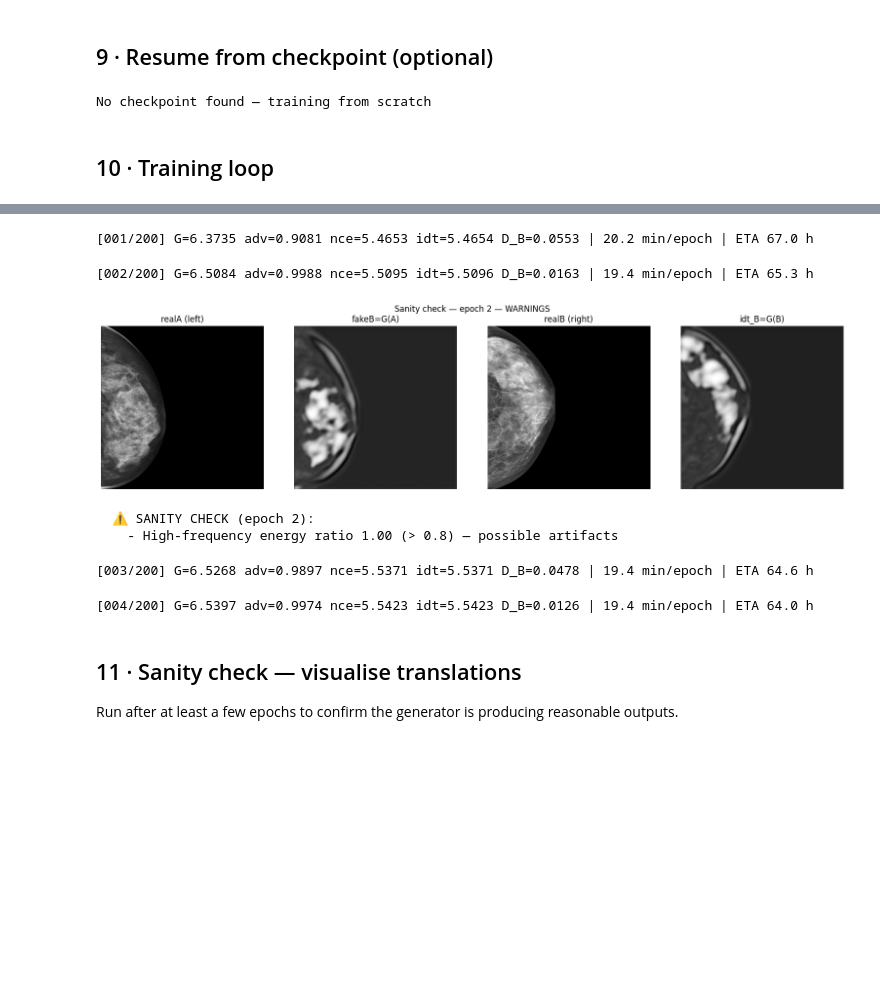
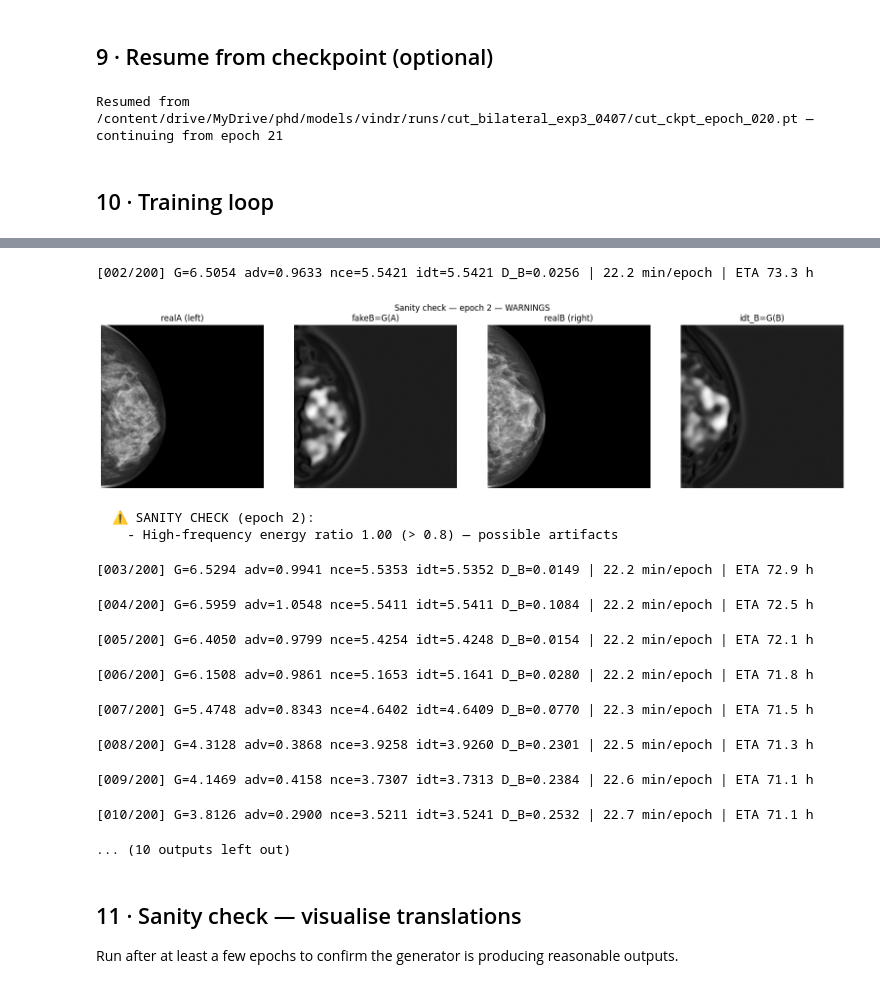
Before and after one commit to valerybr/mg-detect, a Jupyter notebook: notebooks/train_cut_bilateral.ipynb, the cells around one changed output, grey strips where cells are left out. Drawn from its saved outputs; the diff is of its cells as text; code cells hidden in the pictures; blank space fills up the shorter version.

```diff
--- a/notebooks/train_cut_bilateral.ipynb
+++ b/notebooks/train_cut_bilateral.ipynb
@@ -87,7 +87,7 @@ Expected PNG structure: `DATA_ROOT/{study_id}/{image_id}.png`
 # --- Edit these ---
 DATA_ROOT       = "/content/data/vindr/images"       # PNG images
 ANNOTATIONS_CSV = "/content/data/vindr/finding_annotations.csv"
-OUTPUT_DIR      = "/content/drive/MyDrive/phd/models/vindr/runs/cut_bilateral_exp2"  # checkpoints
+OUTPUT_DIR      = "/content/drive/MyDrive/phd/models/vindr/runs/cut_bilateral_exp3_0407"  # checkpoints
 
 IMG_SIZE       = 512     # 256 recommended for T4; use 512 if you have A100
 BATCH_SIZE     = 1       # PatchNCE is designed for batch_size=1
@@ -182,7 +197,8 @@ model = CUTModel(
     device=device,
     in_channels=1,          # grayscale mammograms
     ngf=64,
-    ndf=64,
+    ndf=128, #increase discriminator to catch on with generator
+    # ndf=64,
     n_blocks=9,
     nce_layers=NCE_LAYERS,  # [4, 8, 12, 16]
     num_patches=256,
@@ -199,8 +215,8 @@ model = CUTModel(
 def _count(m):
     return sum(p.numel() for p in m.parameters()) / 1e6
 
-model.D_B = torch.compile(model.D_B)
-model.G = torch.compile(model.G)
+# model.D_B = torch.compile(model.D_B)
+# model.G = torch.compile(model.G)
 
 print(f"G    params : {_count(model.G):.1f} M")
 print(f"D_B  params : {_count(model.D_B):.1f} M")
@@ -226,7 +242,7 @@ if checkpoints:
 else:
     print("No checkpoint found — training from scratch")
 # %% [output]
-No checkpoint found — training from scratch
+Resumed from /content/drive/MyDrive/phd/models/vindr/runs/cut_bilateral_exp3_0407/cut_ckpt_epoch_020.pt — continuing from epoch 21
 # %% [markdown]
 ## 10 · Training loop
 # %%
@@ -375,7 +391,7 @@ for epoch in range(start_epoch, total_epochs):
     # fakeB  : G(realA) — generated right breast
     # realB  : right breast (target domain B)
     # idt_B  : G(realB) — identity; should look like realB
-    if (epoch + 1) % 10 == 0:
+    if (epoch + 1) % SAVE_EVERY == 0:
         model.G.eval()
         with torch.no_grad():
             sA, sB = dataset[0]
@@ -396,6 +412,12 @@ for epoch in range(start_epoch, total_epochs):
         plt.suptitle(f"Epoch {epoch + 1}")
         plt.tight_layout()
         wandb.log({"samples": wandb.Image(fig)}, step=epoch + 1)
+        plt.show()
+
+        out_path = os.path.join(OUTPUT_DIR, f"sanity_epoch_{start_epoch:03d}.png")
+        plt.savefig(out_path, dpi=100, bbox_inches="tight")
+
+
         plt.close(fig)
         model.G.train()
 
@@ -411,10 +433,16 @@ W0404 15:17:12.351000 3397 torch/_inductor/utils.py:1679] [0/0] Not enough SMs t
-[001/200] G=6.3735 adv=0.9081 nce=5.4653 idt=5.4654 D_B=0.0553 | 20.2 min/epoch | ETA 67.0 h
+[002/200] G=6.5054 adv=0.9633 nce=5.5421 idt=5.5421 D_B=0.0256 | 22.2 min/epoch | ETA 73.3 h
+[figure, new version]
-[002/200] G=6.5084 adv=0.9988 nce=5.5095 idt=5.5096 D_B=0.0163 | 19.4 min/epoch | ETA 65.3 h
+  ⚠ SANITY CHECK (epoch 2):
+    - High-frequency energy ratio 1.00 (> 0.8) — possible artifacts
-[figure, old version]
-  ⚠ SANITY CHECK (epoch 2):
-    - High-frequency energy ratio 1.00 (> 0.8) — possible artifacts
+[003/200] G=6.5294 adv=0.9941 nce=5.5353 idt=5.5352 D_B=0.0149 | 22.2 min/epoch | ETA 72.9 h
-[003/200] G=6.5268 adv=0.9897 nce=5.5371 idt=5.5371 D_B=0.0478 | 19.4 min/epoch | ETA 64.6 h
+[004/200] G=6.5959 adv=1.0548 nce=5.5411 idt=5.5411 D_B=0.1084 | 22.2 min/epoch | ETA 72.5 h
-[004/200] G=6.5397 adv=0.9974 nce=5.5423 idt=5.5423 D_B=0.0126 | 19.4 min/epoch | ETA 64.0 h
+[005/200] G=6.4050 adv=0.9799 nce=5.4254 idt=5.4248 D_B=0.0154 | 22.2 min/epoch | ETA 72.1 h
+[006/200] G=6.1508 adv=0.9861 nce=5.1653 idt=5.1641 D_B=0.0280 | 22.2 min/epoch | ETA 71.8 h
+[007/200] G=5.4748 adv=0.8343 nce=4.6402 idt=4.6409 D_B=0.0770 | 22.3 min/epoch | ETA 71.5 h
+[008/200] G=4.3128 adv=0.3868 nce=3.9258 idt=3.9260 D_B=0.2301 | 22.5 min/epoch | ETA 71.3 h
+[009/200] G=4.1469 adv=0.4158 nce=3.7307 idt=3.7313 D_B=0.2384 | 22.6 min/epoch | ETA 71.1 h
+[010/200] G=3.8126 adv=0.2900 nce=3.5211 idt=3.5241 D_B=0.2532 | 22.7 min/epoch | ETA 71.1 h
+... (10 outputs left out)
 # %% [markdown]
 ## 11 · Sanity check — visualise translations
 
```
Also changed, not shown: parts of 7 cells of this notebook.
